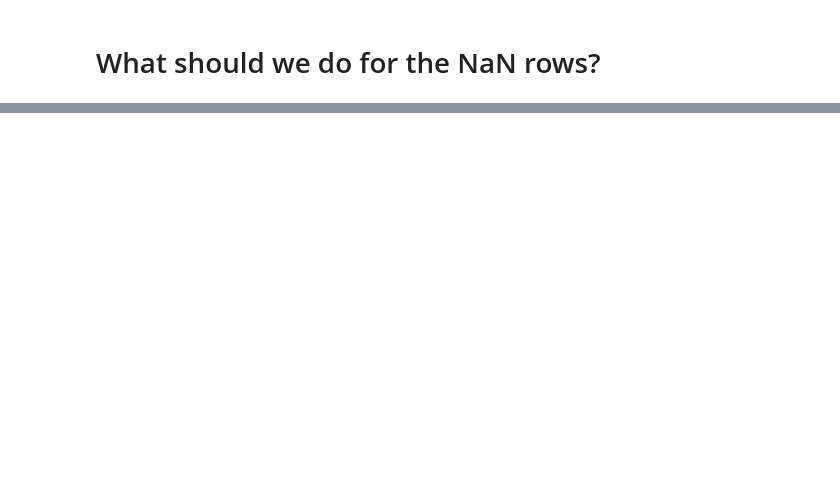
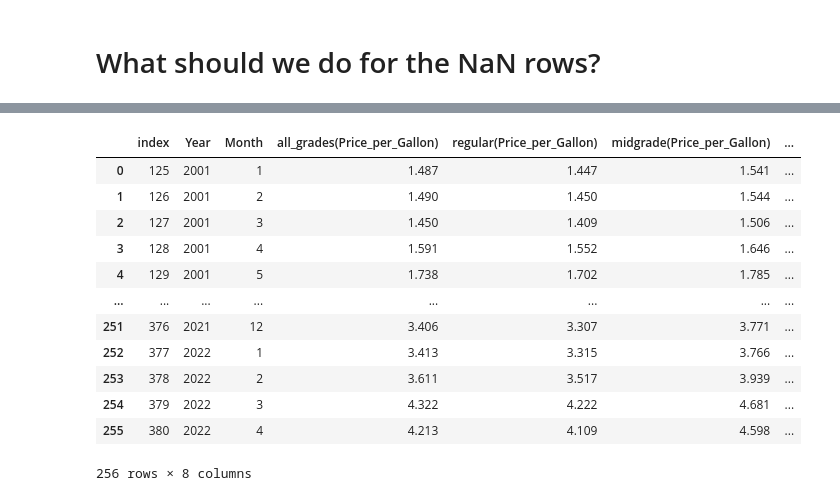
Before and after one commit to FIRE-Phoebe/Gas_Price_analysis, a Jupyter notebook: weekly_to_monthly_df.ipynb, the cells around one changed output, grey strips where cells are left out. Drawn from its saved outputs; the diff is of its cells as text; code cells hidden in the pictures; blank space fills up the shorter version.

Commit message:
Data cleaning

```diff
--- a/weekly_to_monthly_df.ipynb
+++ b/weekly_to_monthly_df.ipynb
@@ -603,0 +657,9 @@ storage_vol_df
+# %%
+price_by_type= pd.DataFrame(data =price_by_type,
+                                        columns={'Year':'Year','Month':'Month',
+                                                "all_grades(Price_per_Gallon)":"all_grades(Price_per_Gallon)",
+        "regular(Price_per_Gallon)":"regular(Price_per_Gallon)",
+        "midgrade(Price_per_Gallon)":"midgrade(Price_per_Gallon)",
+        "premium(Price_per_Gallon)":"premium(Price_per_Gallon)",
+        "diesel(Price_per_Gallon)":"diesel(Price_per_Gallon)"})
+price_by_type
@@ -603,0 +691,3 @@ storage_vol_df
+# %%
+price_by_type=price_by_type[:381]
+price_by_type
@@ -603,0 +708,4 @@ storage_vol_df
+# %%
+price_by_type['Year'] = price_by_type['Year'].astype(int)
+price_by_type['Month'] = price_by_type['Month'].astype(int)
+price_by_type
@@ -603,0 +736,3 @@ storage_vol_df
+# %%
+price_by_type = price_by_type[(price_by_type.Year >= int(2001))]
+price_by_type
@@ -603,0 +753,17 @@ storage_vol_df
+# %%
+price_by_type = price_by_type.reset_index()
+price_by_type
+# %% [output]
+|  | index | Year | Month | all_grades(Price_per_Gallon) | regular(Price_per_Gallon) | midgrade(Price_per_Gallon) | ... |
+| 0 | 125 | 2001 | 1 | 1.487 | 1.447 | 1.541 | ... |
+| 1 | 126 | 2001 | 2 | 1.490 | 1.450 | 1.544 | ... |
+| 2 | 127 | 2001 | 3 | 1.450 | 1.409 | 1.506 | ... |
+| 3 | 128 | 2001 | 4 | 1.591 | 1.552 | 1.646 | ... |
+| 4 | 129 | 2001 | 5 | 1.738 | 1.702 | 1.785 | ... |
+| ... | ... | ... | ... | ... | ... | ... | ... |
+| 251 | 376 | 2021 | 12 | 3.406 | 3.307 | 3.771 | ... |
+| 252 | 377 | 2022 | 1 | 3.413 | 3.315 | 3.766 | ... |
+| 253 | 378 | 2022 | 2 | 3.611 | 3.517 | 3.939 | ... |
+| 254 | 379 | 2022 | 3 | 4.322 | 4.222 | 4.681 | ... |
+| 255 | 380 | 2022 | 4 | 4.213 | 4.109 | 4.598 | ... |
+256 rows × 8 columns
```
Also changed, not shown: parts of 31 cells of this notebook, 6 other files.
